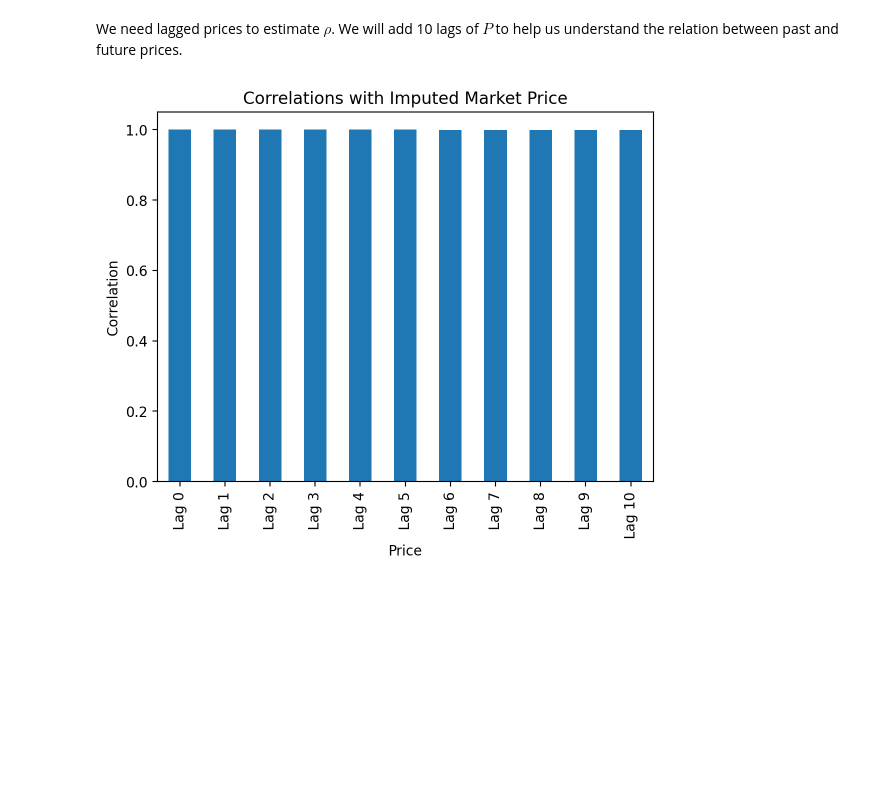
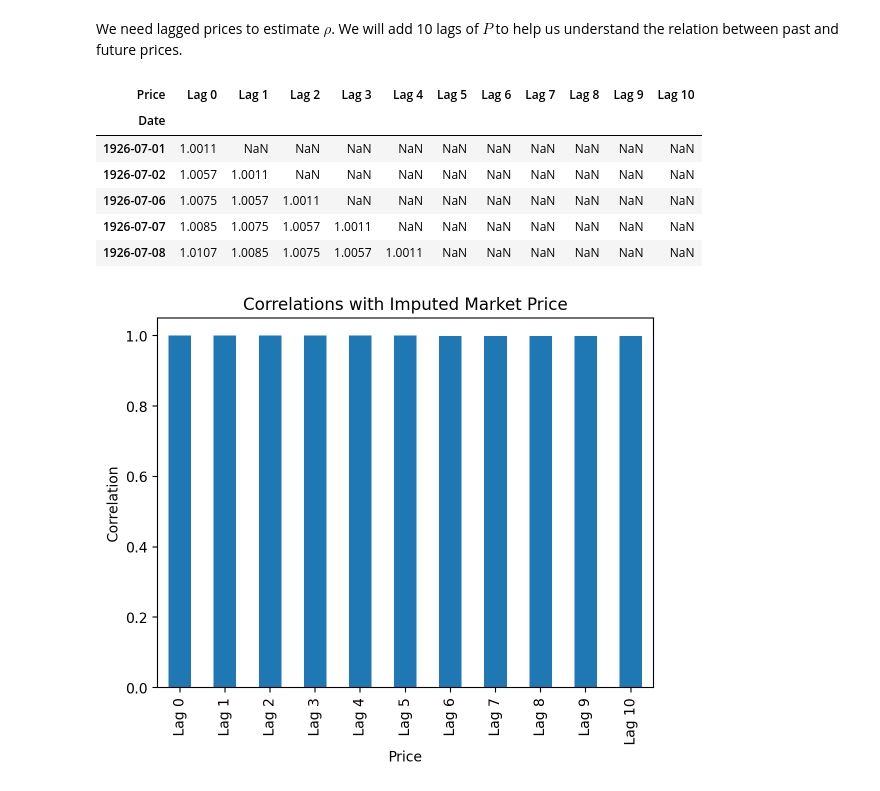
Before and after one commit to dmsb-fina-6333/2023-spring, a Jupyter notebook: Notebooks/_build/jupyter_execute/herron_02_lecture.ipynb, the cells around one changed output. Drawn from its saved outputs; the diff is of its cells as text; code cells hidden in the pictures; blank space fills up the shorter version.

```diff
--- a/Notebooks/_build/jupyter_execute/herron_02_lecture.ipynb
+++ b/Notebooks/_build/jupyter_execute/herron_02_lecture.ipynb
@@ -109,12 +130,22 @@ We will add 10 lags of $P$ to help us understand the relation between past and f
 # %%
 price_lags = (
     pd.concat(
         objs=[price.shift(t) for t in range(11)],
         keys=[f'Lag {t}' for t in range(11)],
         names=['Price'],
         axis=1,
     )
 )
+
+price_lags.head()
+# %% [output]
+| Price | Lag 0 | Lag 1 | Lag 2 | Lag 3 | Lag 4 | Lag 5 | Lag 6 | Lag 7 | Lag 8 | Lag 9 | Lag 10 |
+| Date |  |  |  |  |  |  |  |  |  |  |  |
+| 1926-07-01 | 1.0011 | NaN | NaN | NaN | NaN | NaN | NaN | NaN | NaN | NaN | NaN |
+| 1926-07-02 | 1.0057 | 1.0011 | NaN | NaN | NaN | NaN | NaN | NaN | NaN | NaN | NaN |
+| 1926-07-06 | 1.0075 | 1.0057 | 1.0011 | NaN | NaN | NaN | NaN | NaN | NaN | NaN | NaN |
+| 1926-07-07 | 1.0085 | 1.0075 | 1.0057 | 1.0011 | NaN | NaN | NaN | NaN | NaN | NaN | NaN |
+| 1926-07-08 | 1.0107 | 1.0085 | 1.0075 | 1.0057 | 1.0011 | NaN | NaN | NaN | NaN | NaN | NaN |
 # %%
 (
     price_lags
```
Also changed, not shown: parts of 8 cells of this notebook, 18 other files.
